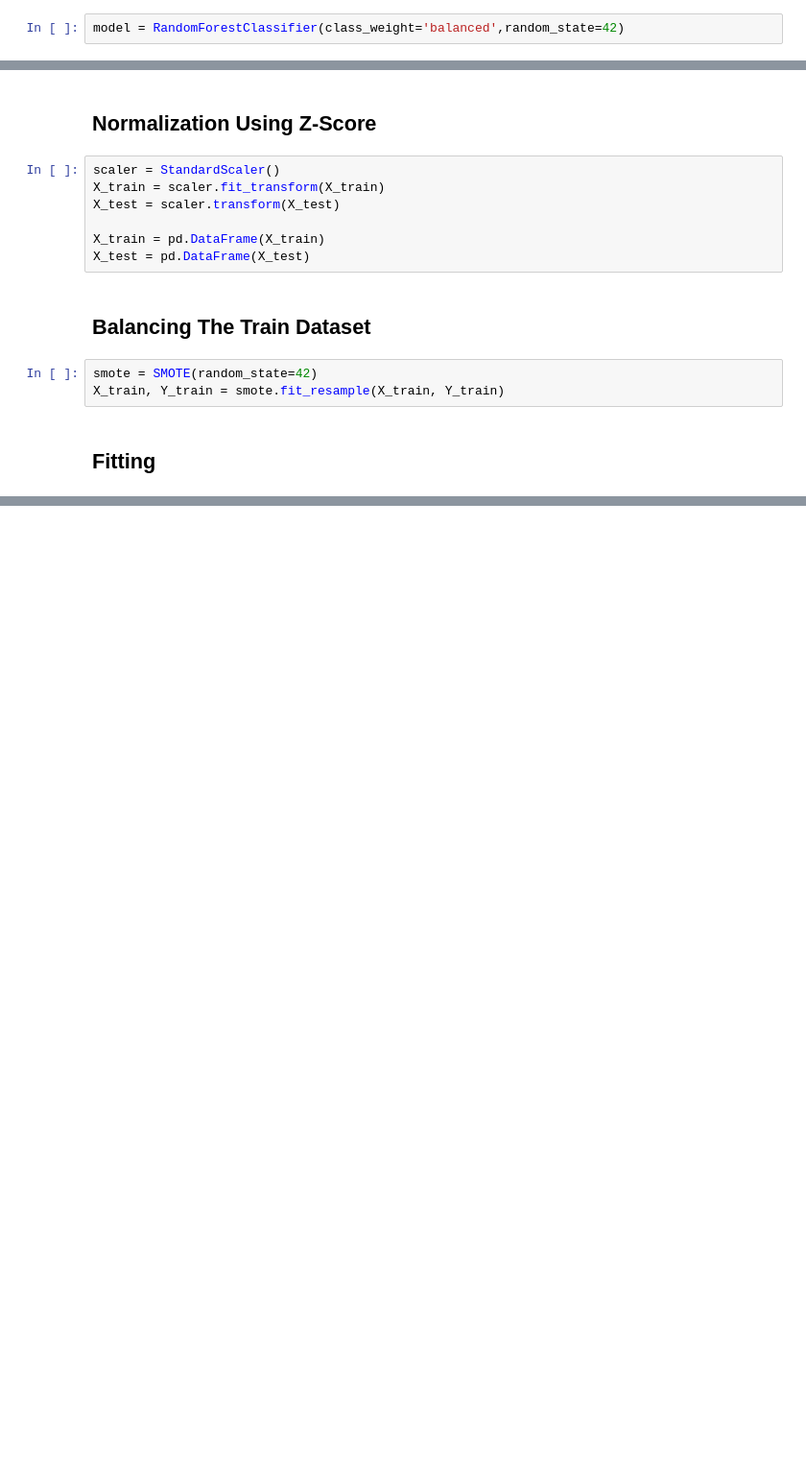
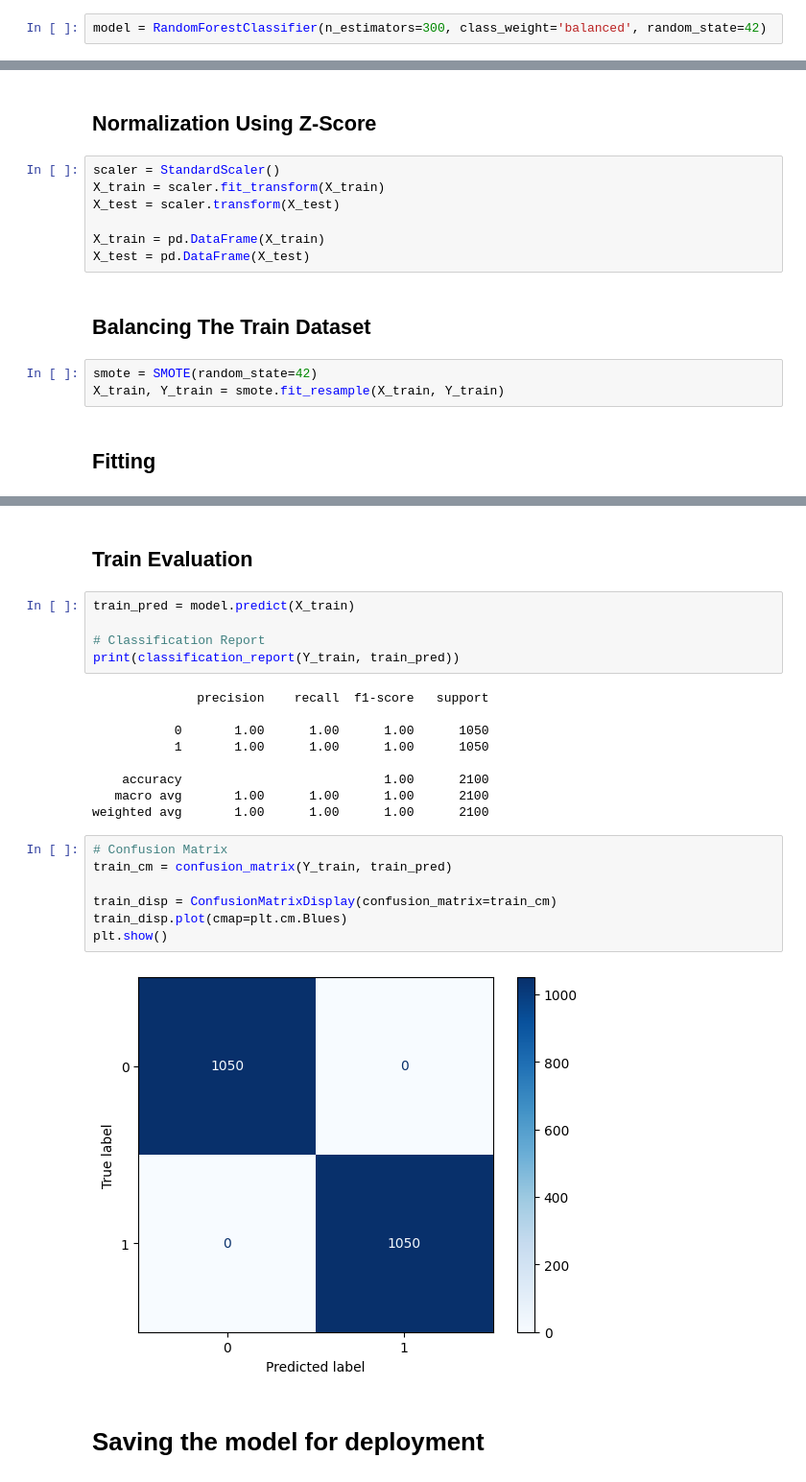
Before and after one commit to abdul-azeem-elsharkawy/Stress-Detection-via-Wearable-Sensors, a Jupyter notebook: stress-detection-via-wearable-sensors.ipynb, the cells around one changed output, grey strips where cells are left out. Shown at 96% size. Cells and saved outputs as stored; diff of their text form; blank space fills up the shorter version.

```diff
--- a/stress-detection-via-wearable-sensors.ipynb
+++ b/stress-detection-via-wearable-sensors.ipynb
@@ -662,7 +662,7 @@ We only have 217 samples for the positive class (stress), which is insufficient
 # %% [markdown]
 # RandomForestClassifier Model
 # %%
-model = RandomForestClassifier(class_weight='balanced',random_state=42)
+model = RandomForestClassifier(n_estimators=300, class_weight='balanced', random_state=42)
 # %% [markdown]
 ## Separate between Features and Labels
 # %%
@@ -721,0 +721,27 @@ plt.show()
+# %% [markdown]
+## Train Evaluation
+# %%
+train_pred = model.predict(X_train)
+
+# Classification Report
+print(classification_report(Y_train, train_pred))
+# %% [output]
+              precision    recall  f1-score   support
+
+           0       1.00      1.00      1.00      1050
+           1       1.00      1.00      1.00      1050
+
+    accuracy                           1.00      2100
+   macro avg       1.00      1.00      1.00      2100
+weighted avg       1.00      1.00      1.00      2100
+# %%
+# Confusion Matrix
+train_cm = confusion_matrix(Y_train, train_pred)
+
+train_disp = ConfusionMatrixDisplay(confusion_matrix=train_cm)
+train_disp.plot(cmap=plt.cm.Blues)
+plt.show()
+# %% [output]
+[figure, added]
+# %% [markdown]
+# Saving the model for deployment
```
Also changed, not shown: parts of 8 cells of this notebook.
